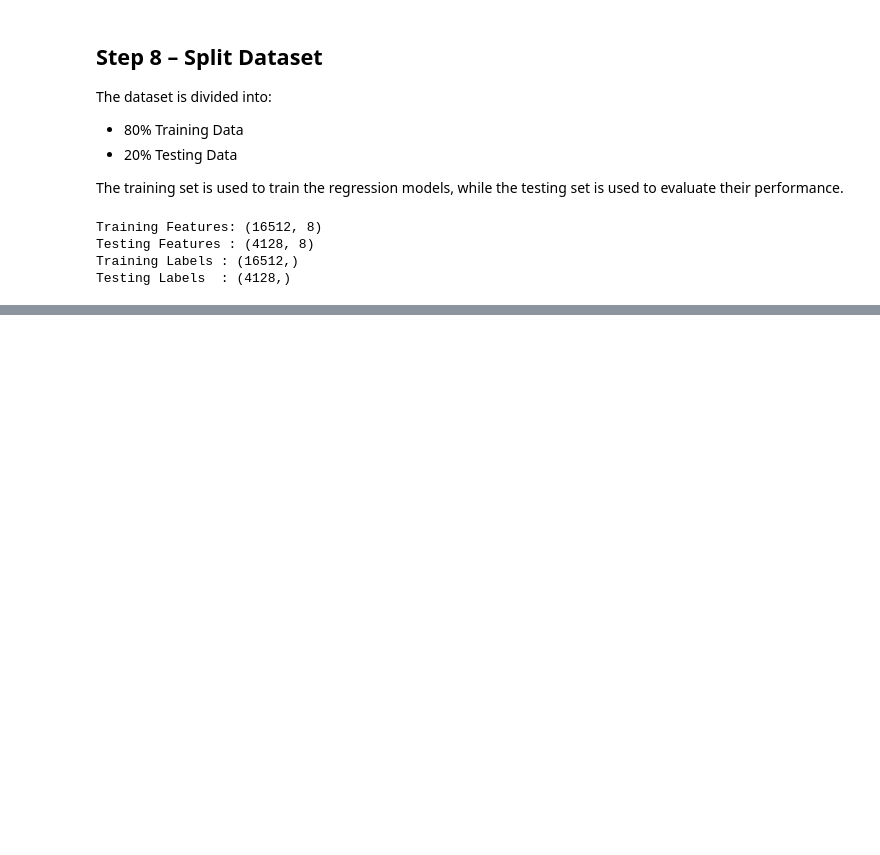
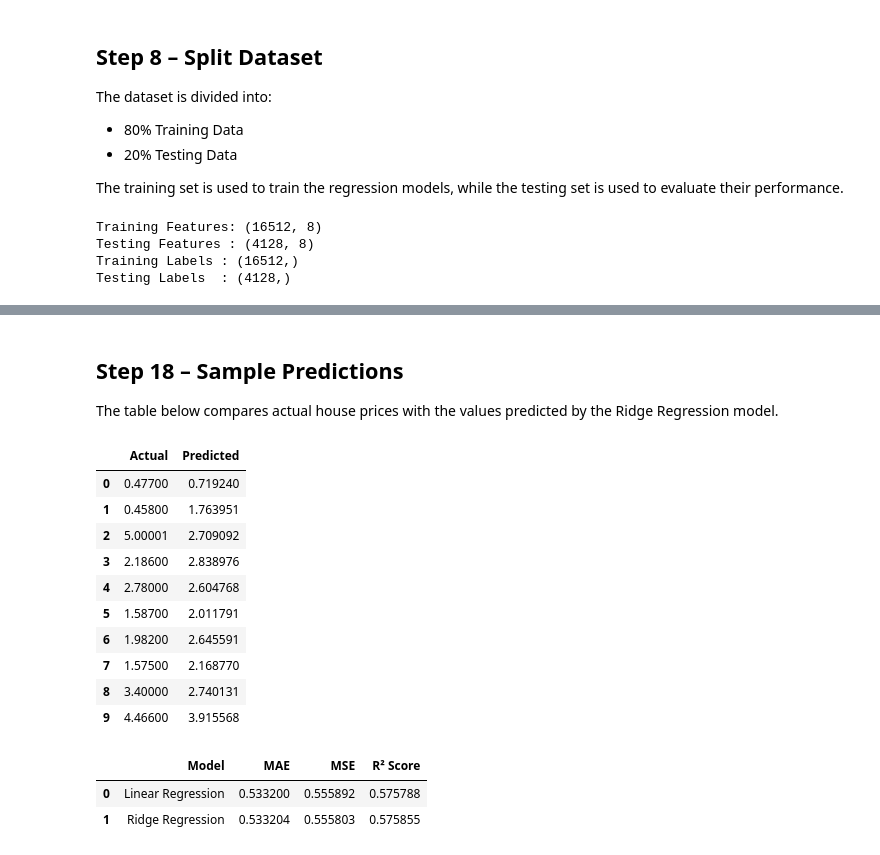
Before and after one commit to Abdullahkhawaja017/zynxis-internship-muhammadabdullah, a Jupyter notebook: Week_4_Regression_Model/Week4_Regression.ipynb, the cells around one changed output, grey strips where cells are left out. Saved outputs shown, nothing was run; the diff lists cells and outputs as text; code cells hidden in the pictures; blank space fills up the shorter version.

```diff
--- a/Week_4_Regression_Model/Week4_Regression.ipynb
+++ b/Week_4_Regression_Model/Week4_Regression.ipynb
@@ -187,0 +421,56 @@ Testing Labels  : (4128,)
+# %% [markdown]
+##  Step 18 – Sample Predictions
+
+The table below compares actual house prices with the values predicted by the Ridge Regression model.
+# %%
+ridge_results = pd.DataFrame({
+
+    "Actual": y_test.values,
+
+    "Predicted": ridge_pred
+
+})
+
+ridge_results.head(10)
+# %% [output]
+|  | Actual | Predicted |
+| 0 | 0.47700 | 0.719240 |
+| 1 | 0.45800 | 1.763951 |
+| 2 | 5.00001 | 2.709092 |
+| 3 | 2.18600 | 2.838976 |
+| 4 | 2.78000 | 2.604768 |
+| 5 | 1.58700 | 2.011791 |
+| 6 | 1.98200 | 2.645591 |
+| 7 | 1.57500 | 2.168770 |
+| 8 | 3.40000 | 2.740131 |
+| 9 | 4.46600 | 3.915568 |
+# %%
+comparison = pd.DataFrame({
+
+    "Model":[
+        "Linear Regression",
+        "Ridge Regression"
+    ],
+
+    "MAE":[
+        mae,
+        ridge_mae
+    ],
+
+    "MSE":[
+        mse,
+        ridge_mse
+    ],
+
+    "R² Score":[
+        r2,
+        ridge_r2
+    ]
+
+})
+
+comparison
+# %% [output]
+|  | Model | MAE | MSE | R² Score |
+| 0 | Linear Regression | 0.533200 | 0.555892 | 0.575788 |
+| 1 | Ridge Regression | 0.533204 | 0.555803 | 0.575855 |
```
Also changed, not shown: parts of 22 cells of this notebook, 1 other file.
